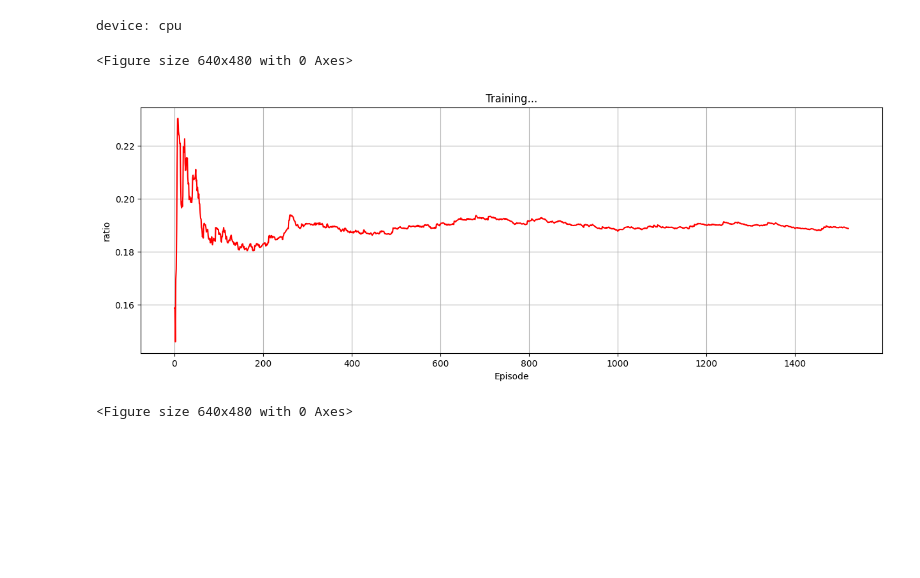
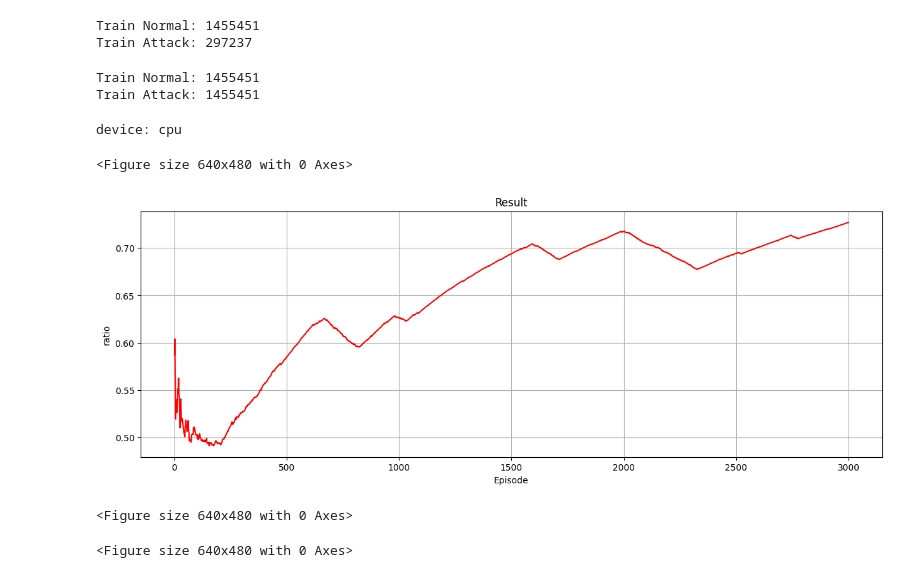
Before and after one commit to SpeedyHorse/drl, a Jupyter notebook: binary/99_myself/01_dqn.ipynb, the cells around one changed output. Drawn from its saved outputs; the diff is of its cells as text; code cells hidden in the pictures; blank space fills up the shorter version.

```diff
--- a/binary/99_myself/01_dqn.ipynb
+++ b/binary/99_myself/01_dqn.ipynb
@@ -13,17 +18,36 @@ from glob import glob
 # train_data = pd.read_csv(TRAIN_PATH)
 # test_data = pd.read_csv(TEST_PATH)
 
-TRAIN_DIR = os.path.abspath("../../raw_after_filtered/cicids2017/data/")
+TRAIN_DIR = os.path.abspath("../../raw_after_filtered/cicids2017/data")
 paths = glob(os.path.join(TRAIN_DIR, "*.csv"))
 
 df = pd.DataFrame()
 for path in paths:
-    df = pd.concat([df, pd.read_csv(path)])
+    df = pd.concat([df, pd.read_csv(path, dtype=CONST.dtypes)])
 
-train_data, test_data = train_test_split(df, test_size=0.2, random_state=42)
+df = df.dropna(how="any").dropna(axis=1, how="any")
+df = df.drop(columns=["Unnamed: 0"]).drop_duplicates()
+
+train_data, test_data = train_test_split(df, test_size=0.3, random_state=42)
 
 train_data[train_data["Number Label"] != 0] = 1
 test_data[test_data["Number Label"] != 0] = 1
+# %%
+print(f"Train Normal: {len(train_data[train_data['Number Label'] == 0])}")
+print(f"Train Attack: {len(train_data[train_data['Number Label'] == 1])}")
+
+smote = SMOTE(random_state=42, sampling_strategy="auto")
+x_smote, y_smote = smote.fit_resample(
+    train_data.drop(columns=["Number Label"]), train_data["Number Label"]
+)
+train_data = pd.concat([x_smote, y_smote], axis=1)
+print(f"Train Normal: {len(train_data[train_data['Number Label'] == 0])}")
+print(f"Train Attack: {len(train_data[train_data['Number Label'] == 1])}")
+# %% [output]
+Train Normal: 1455451
+Train Attack: 297237
+Train Normal: 1455451
+Train Attack: 1455451
 # %%
 train_input = InputType(
     input_features=train_data.drop(columns=["Number Label"]),
@@ -170,16 +194,17 @@ def calculate_metrics(tp, tn, fp, fn):
         recall = None
     return accuracy, precision, recall, f1, fpr
 # %%
+PORT_DIM = 32
 class DeepFlowNetwork(nn.Module):
     def __init__(self, n_inputs, n_outputs):
         super(DeepFlowNetwork, self).__init__()
 
         self.protocol_embedding = nn.Embedding(256, 8) # -> 8
-        self.port_embedding = nn.Embedding(65536, 8) # -> 8
+        self.port_embedding = nn.Embedding(65536, PORT_DIM) # -> 8
         # other inputs are not embedding: n_inputs - 2
 
         # all inputs: n_inputs - 2 + 8 + 8 = n_inputs + 14
-        n_inputs = n_inputs + 14
+        n_inputs = n_inputs + 6 + PORT_DIM
 
         self.fc1 = nn.Linear(n_inputs, 256)
         self.fc2 = nn.Linear(256, 256)
@@ -206,7 +231,7 @@ EPS_DECAY = 100000
 TAU = 0.005
 LR = 1e-5
 # %%
-num_episodes = 10000
+num_episodes = 3000
 # %%
 n_actions = train_env.action_space.n
 n_inputs = train_env.observation_space.shape[0]
@@ -295,7 +320,7 @@ for i_episode in range(num_episodes):
 
     initial_state = train_env.reset()
     # state = torch.tensor(initial_state, device=device, dtype=torch.float32).unsqueeze(0)
-    state = fp.to_tensor(initial_state)
+    state = f_p.to_tensor(initial_state)
 
     for t in count():
         # select action
@@ -314,7 +339,7 @@ for i_episode in range(num_episodes):
             next_state = None
         else:
             # next_state = torch.tensor(raw_next_state, device=device, dtype=torch.float32).unsqueeze(0)
-            next_state = fp.to_tensor(raw_next_state)
+            next_state = f_p.to_tensor(raw_next_state)
         reward = torch.tensor([reward], device=device, dtype=torch.float32)
 
         # store the transition in memory
@@ -322,33 +347,34 @@ for i_episode in range(num_episodes):
         sum_reward += reward.item() if reward.item() == 1 else 0
 
         # move to the next state
         state = next_state
 
         # optimize the model
         # print("optimize_model")
         optimize_model()
 
         if terminated:
             episode_rewards.append(sum_reward / (t + 1))
             break
 
     # do after the episode
     # episode_rewards.append(sum_reward)
     base = confusion_matrix[1, 1] + confusion_matrix[1, 0]
     episode_precision.append(
         confusion_matrix[1, 1] / base if base != 0 else 0
     )
     # print(i_episode)
     if i_episode > 0 and i_episode % 10 == 0:
         plot_graph(episode_precision)
 
 # complete the episode
 plot_graph(episode_precision, show_result=True)
 torch.save(policy_net.state_dict(), "re_01_dqn_cic.pth")  # save the model
 
 train_env.close()
 # %% [output]
 <Figure size 640x480 with 0 Axes>
-[figure, old version]
+[figure, new version]
 <Figure size 640x480 with 0 Axes>
+<Figure size 640x480 with 0 Axes>
 # %%
```
Also changed, not shown: parts of 11 cells of this notebook, 4 other files.
